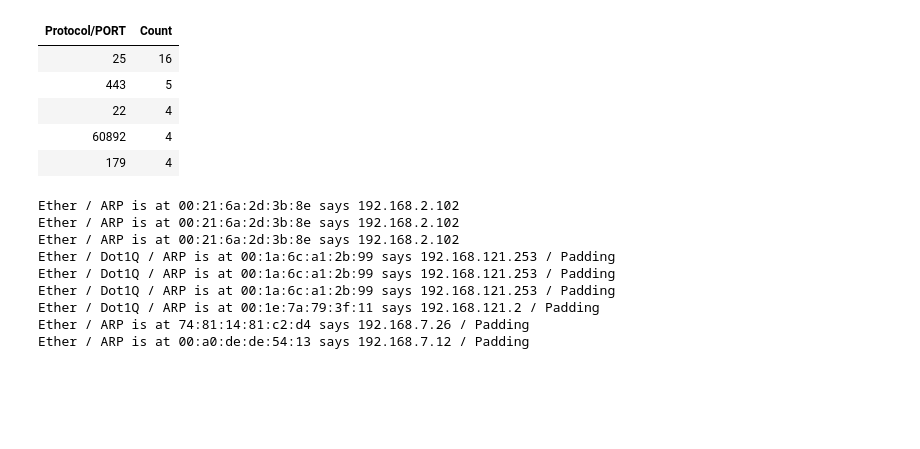
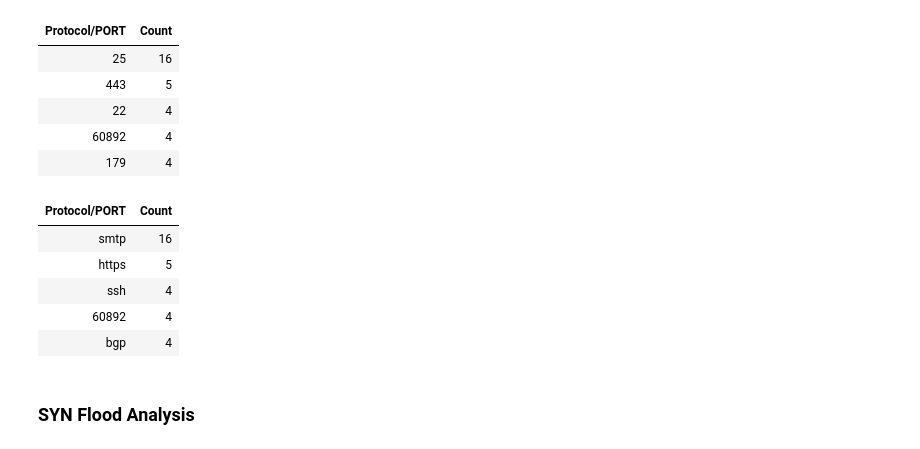
Before and after one commit to azcat01/uas-scapy, a Jupyter notebook: analyze.ipynb, the cells around one changed output. Saved outputs shown, nothing was run; the diff lists cells and outputs as text; code cells hidden in the pictures; blank space fills up the shorter version.

Commit message:
added SYN Flood Analysis

```diff
--- a/analyze.ipynb
+++ b/analyze.ipynb
@@ -266,35 +278,34 @@ tablePort[:5]
 | 22 | 4 |
 | 60892 | 4 |
 | 179 | 4 |
-# %%
-def mac(ipadd):
-    try:
-      arp_request = ARP(pdst=ipadd)
-      broadcast = Ether(dst="ff:ff:ff:ff:ff:ff")
-      arp_req_broadcast = broadcast / arp_request
-      list = srp(arp_req_broadcast, timeout=5,verbose=False)[0]
-
-      return list[0][1].hwsrc
-    except:
-      pass
-
-def process_sniffed_packet(pkt):
-    originalmac = mac(pkt[ARP].psrc)
-    responsemac = pkt[ARP].hwsrc
-    if originalmac != responsemac:
-      print(pkt.summary())
-
-for pkt in pkts:
-  if pkt.haslayer(ARP) and pkt[ARP].op == 2:
-    process_sniffed_packet(pkt)
-# %% [output]
-Ether / ARP is at 00:21:6a:2d:3b:8e says 192.168.2.102
-Ether / ARP is at 00:21:6a:2d:3b:8e says 192.168.2.102
-Ether / ARP is at 00:21:6a:2d:3b:8e says 192.168.2.102
-Ether / Dot1Q / ARP is at 00:1a:6c:a1:2b:99 says 192.168.121.253 / Padding
-Ether / Dot1Q / ARP is at 00:1a:6c:a1:2b:99 says 192.168.121.253 / Padding
-Ether / Dot1Q / ARP is at 00:1a:6c:a1:2b:99 says 192.168.121.253 / Padding
-Ether / Dot1Q / ARP is at 00:1e:7a:79:3f:11 says 192.168.121.2 / Padding
-Ether / ARP is at 74:81:14:81:c2:d4 says 192.168.7.26 / Padding
-Ether / ARP is at 00:a0:de:de:54:13 says 192.168.7.12 / Padding
+# %%
+import socket
+
+def getProto(port):
+  try:
+    return socket.getservbyport(port)
+  except:
+    return port
+
+countProtocol = Counter()
+
+for pkt in rstPkt:
+  countProtocol[pkt[inet.TCP].sport] += 1
+  countProtocol[pkt[inet.TCP].dport] += 1
+
+tablePort = PrettyTable(["Protocol/PORT", "Count"])
+
+for proto, count in countProtocol.most_common():
+  tablePort.add_row([getProto(proto), count])
+
+tablePort[:5]
+# %% [output]
+| Protocol/PORT | Count |
+| smtp | 16 |
+| https | 5 |
+| ssh | 4 |
+| 60892 | 4 |
+| bgp | 4 |
+# %% [markdown]
+### SYN Flood Analysis
 # %%
```
Also changed, not shown: parts of 8 cells of this notebook.
